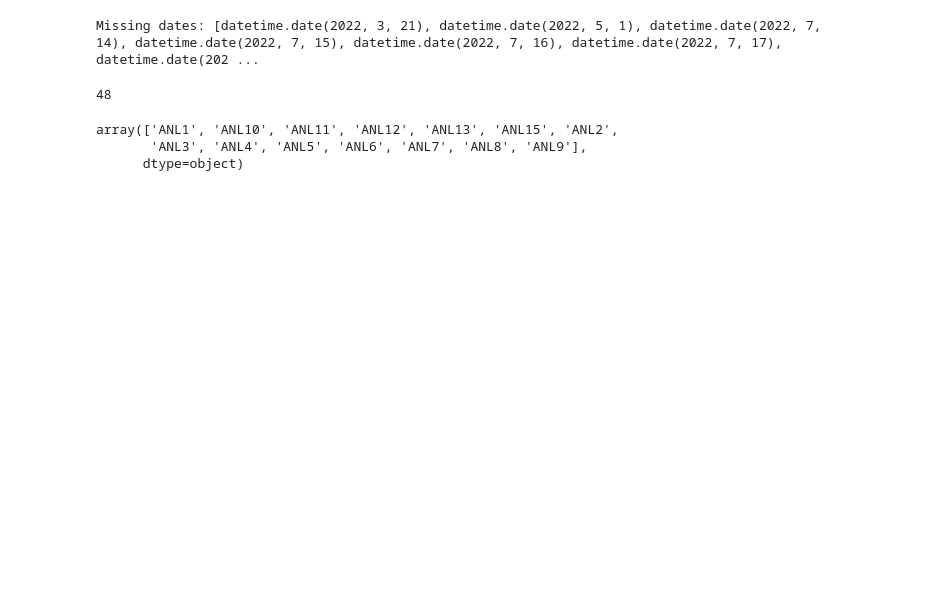
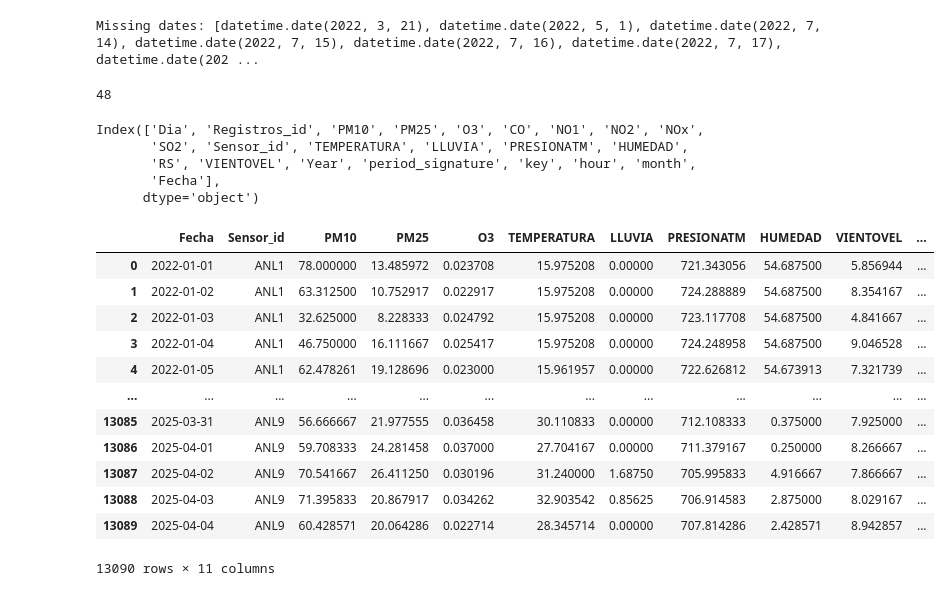
Before and after one commit to SimplySanti/daacc_preficient, a Jupyter notebook: models/Classification.ipynb, the cells around one changed output. Saved outputs shown, nothing was run; the diff lists cells and outputs as text; code cells hidden in the pictures; blank space fills up the shorter version.

Commit message:
data cleaning and preprocessing for model tranining

```diff
--- a/models/Classification.ipynb
+++ b/models/Classification.ipynb
@@ -39,9 +41,64 @@ len(missing_dates)
 # %% [output]
 Missing dates: [datetime.date(2022, 3, 21), datetime.date(2022, 5, 1), datetime.date(2022, 7, 14), datetime.date(2022, 7, 15), datetime.date(2022, 7, 16), datetime.date(2022, 7, 17), datetime.date(202 ...
 48
-# %%
-df.loc[df["Fecha"] == datetime.date(2022,3,22), "Sensor_id"].unique()
-# %% [output]
-array(['ANL1', 'ANL10', 'ANL11', 'ANL12', 'ANL13', 'ANL15', 'ANL2',
-       'ANL3', 'ANL4', 'ANL5', 'ANL6', 'ANL7', 'ANL8', 'ANL9'],
-      dtype=object)
+# %%
+df.columns
+# %% [output]
+Index(['Dia', 'Registros_id', 'PM10', 'PM25', 'O3', 'CO', 'NO1', 'NO2', 'NOx',
+       'SO2', 'Sensor_id', 'TEMPERATURA', 'LLUVIA', 'PRESIONATM', 'HUMEDAD',
+       'RS', 'VIENTOVEL', 'Year', 'period_signature', 'key', 'hour', 'month',
+       'Fecha'],
+      dtype='object')
+# %%
+def circular_mean(series):
+    """
+    Compute the circular mean of angles (in radians).
+    """
+    sin_sum = np.sum(np.sin(series))
+    cos_sum = np.sum(np.cos(series))
+    return np.arctan2(sin_sum, cos_sum)
+# %%
+test = df.groupby(["Fecha", "Sensor_id"]).agg({
+    "PM10": "mean",
+    "PM25": "mean",
+    "O3": "mean",
+    'TEMPERATURA': "mean",
+    'LLUVIA': "mean",
+    'PRESIONATM': "mean",
+    'HUMEDAD': "mean",
+    'VIENTOVEL': "mean",
+}).reset_index()
+
+# Now compute circular mean for RS separately and merge
+rs_circular = df.groupby(["Fecha", "Sensor_id"])["RS"].apply(circular_mean).reset_index()
+
+# Merge with the other aggregates
+test = test.merge(rs_circular, on=["Fecha", "Sensor_id"])
+# %%
+# All unique sensors
+all_sensors = test["Sensor_id"].unique()
+
+# Create cartesian product: all_dates × all_sensors
+full_index = pd.MultiIndex.from_product([all_dates, all_sensors], names=["Fecha", "Sensor_id"]).to_frame(index=False)
+
+# Merge with original data
+df_filled = pd.merge(full_index, test, on=["Fecha", "Sensor_id"], how="left")
+
+# Optional: sort for clarity
+df_filled = df_filled.sort_values(["Sensor_id", "Fecha"]).reset_index(drop=True)
+
+df_filled
+# %% [output]
+|  | Fecha | Sensor_id | PM10 | PM25 | O3 | TEMPERATURA | LLUVIA | PRESIONATM | HUMEDAD | VIENTOVEL | ... |
+| 0 | 2022-01-01 | ANL1 | 78.000000 | 13.485972 | 0.023708 | 15.975208 | 0.00000 | 721.343056 | 54.687500 | 5.856944 | ... |
+| 1 | 2022-01-02 | ANL1 | 63.312500 | 10.752917 | 0.022917 | 15.975208 | 0.00000 | 724.288889 | 54.687500 | 8.354167 | ... |
+| 2 | 2022-01-03 | ANL1 | 32.625000 | 8.228333 | 0.024792 | 15.975208 | 0.00000 | 723.117708 | 54.687500 | 4.841667 | ... |
+| 3 | 2022-01-04 | ANL1 | 46.750000 | 16.111667 | 0.025417 | 15.975208 | 0.00000 | 724.248958 | 54.687500 | 9.046528 | ... |
+| 4 | 2022-01-05 | ANL1 | 62.478261 | 19.128696 | 0.023000 | 15.961957 | 0.00000 | 722.626812 | 54.673913 | 7.321739 | ... |
+| ... | ... | ... | ... | ... | ... | ... | ... | ... | ... | ... | ... |
+| 13085 | 2025-03-31 | ANL9 | 56.666667 | 21.977555 | 0.036458 | 30.110833 | 0.00000 | 712.108333 | 0.375000 | 7.925000 | ... |
+| 13086 | 2025-04-01 | ANL9 | 59.708333 | 24.281458 | 0.037000 | 27.704167 | 0.00000 | 711.379167 | 0.250000 | 8.266667 | ... |
+| 13087 | 2025-04-02 | ANL9 | 70.541667 | 26.411250 | 0.030196 | 31.240000 | 1.68750 | 705.995833 | 4.916667 | 7.866667 | ... |
+| 13088 | 2025-04-03 | ANL9 | 71.395833 | 20.867917 | 0.034262 | 32.903542 | 0.85625 | 706.914583 | 2.875000 | 8.029167 | ... |
+| 13089 | 2025-04-04 | ANL9 | 60.428571 | 20.064286 | 0.022714 | 28.345714 | 0.00000 | 707.814286 | 2.428571 | 8.942857 | ... |
+13090 rows × 11 columns
```
Also changed, not shown: parts of 7 cells of this notebook, 4 other files.
